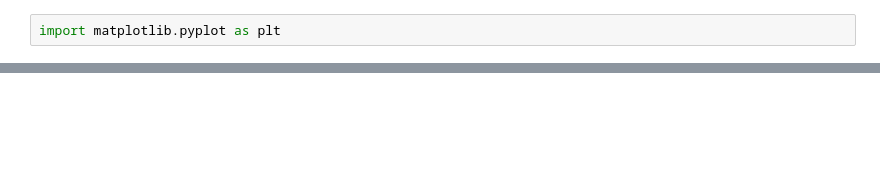
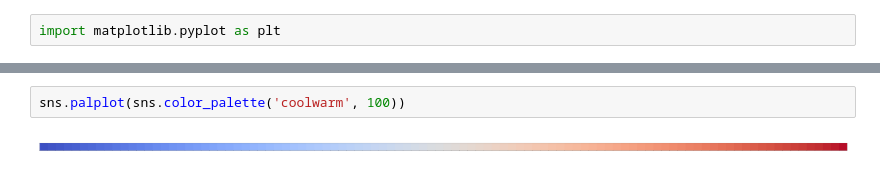
Before and after one commit to MaartenKool/CookBooks, a Jupyter notebook: Untitled4.ipynb, the cells around one changed output, grey strips where cells are left out. Cells and saved outputs as stored; diff of their text form; blank space fills up the shorter version.

```diff
--- a/Untitled4.ipynb
+++ b/Untitled4.ipynb
@@ -23,0 +56,4 @@ plt.scatter(df.jaar, df.jaargen, cmap='viridis')
+# %%
+sns.palplot(sns.color_palette('coolwarm', 100))
+# %% [output]
+[figure, added]
```
Also changed, not shown: parts of 11 cells of this notebook, 1 other file.
